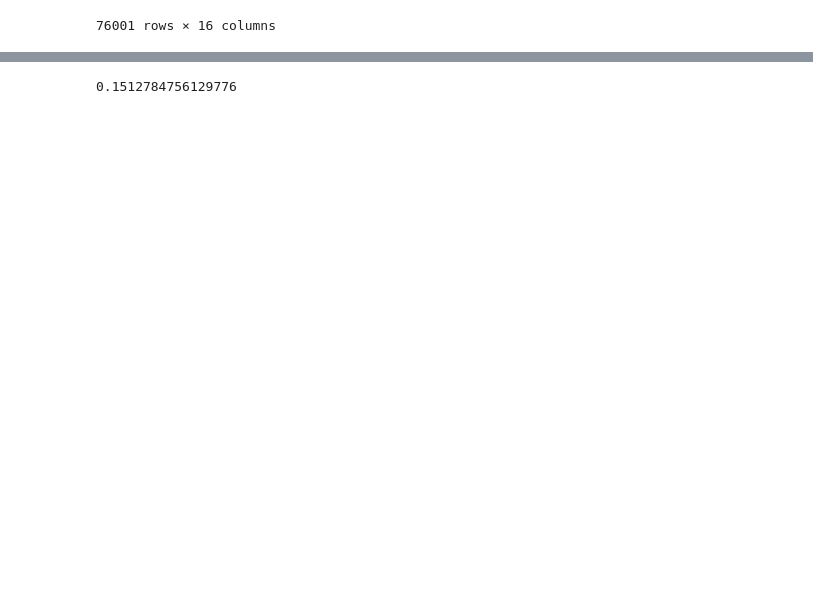
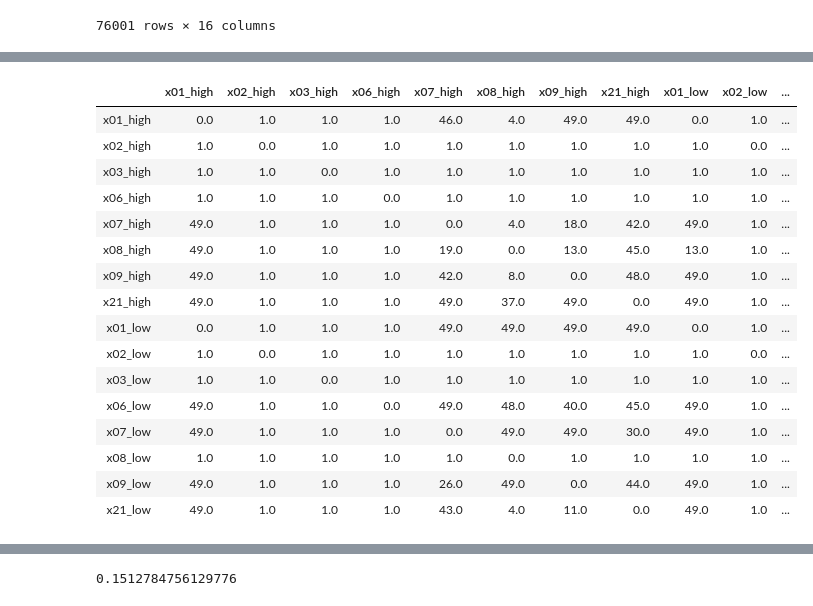
Before and after one commit to ruteee/pesquisa, a Jupyter notebook: TransEntropy_mod.ipynb, the cells around one changed output, grey strips where cells are left out. Cells and saved outputs as stored; diff of their text form; code cells hidden in the pictures; blank space fills up the shorter version.

```diff
--- a/TransEntropy_mod.ipynb
+++ b/TransEntropy_mod.ipynb
@@ -607,0 +597,20 @@ df_te
+# %%
+df_te_lags
+# %% [output]
+|  | x01_high | x02_high | x03_high | x06_high | x07_high | x08_high | x09_high | x21_high | x01_low | x02_low | ... |
+| x01_high | 0.0 | 1.0 | 1.0 | 1.0 | 46.0 | 4.0 | 49.0 | 49.0 | 0.0 | 1.0 | ... |
+| x02_high | 1.0 | 0.0 | 1.0 | 1.0 | 1.0 | 1.0 | 1.0 | 1.0 | 1.0 | 0.0 | ... |
+| x03_high | 1.0 | 1.0 | 0.0 | 1.0 | 1.0 | 1.0 | 1.0 | 1.0 | 1.0 | 1.0 | ... |
+| x06_high | 1.0 | 1.0 | 1.0 | 0.0 | 1.0 | 1.0 | 1.0 | 1.0 | 1.0 | 1.0 | ... |
+| x07_high | 49.0 | 1.0 | 1.0 | 1.0 | 0.0 | 4.0 | 18.0 | 42.0 | 49.0 | 1.0 | ... |
+| x08_high | 49.0 | 1.0 | 1.0 | 1.0 | 19.0 | 0.0 | 13.0 | 45.0 | 13.0 | 1.0 | ... |
+| x09_high | 49.0 | 1.0 | 1.0 | 1.0 | 42.0 | 8.0 | 0.0 | 48.0 | 49.0 | 1.0 | ... |
+| x21_high | 49.0 | 1.0 | 1.0 | 1.0 | 49.0 | 37.0 | 49.0 | 0.0 | 49.0 | 1.0 | ... |
+| x01_low | 0.0 | 1.0 | 1.0 | 1.0 | 49.0 | 49.0 | 49.0 | 49.0 | 0.0 | 1.0 | ... |
+| x02_low | 1.0 | 0.0 | 1.0 | 1.0 | 1.0 | 1.0 | 1.0 | 1.0 | 1.0 | 0.0 | ... |
+| x03_low | 1.0 | 1.0 | 0.0 | 1.0 | 1.0 | 1.0 | 1.0 | 1.0 | 1.0 | 1.0 | ... |
+| x06_low | 49.0 | 1.0 | 1.0 | 0.0 | 49.0 | 48.0 | 40.0 | 45.0 | 49.0 | 1.0 | ... |
+| x07_low | 49.0 | 1.0 | 1.0 | 1.0 | 0.0 | 49.0 | 49.0 | 30.0 | 49.0 | 1.0 | ... |
+| x08_low | 1.0 | 1.0 | 1.0 | 1.0 | 1.0 | 0.0 | 1.0 | 1.0 | 1.0 | 1.0 | ... |
+| x09_low | 49.0 | 1.0 | 1.0 | 1.0 | 26.0 | 49.0 | 0.0 | 44.0 | 49.0 | 1.0 | ... |
+| x21_low | 49.0 | 1.0 | 1.0 | 1.0 | 43.0 | 4.0 | 11.0 | 0.0 | 49.0 | 1.0 | ... |
```
Also changed, not shown: parts of 33 cells of this notebook, 28 other files.
